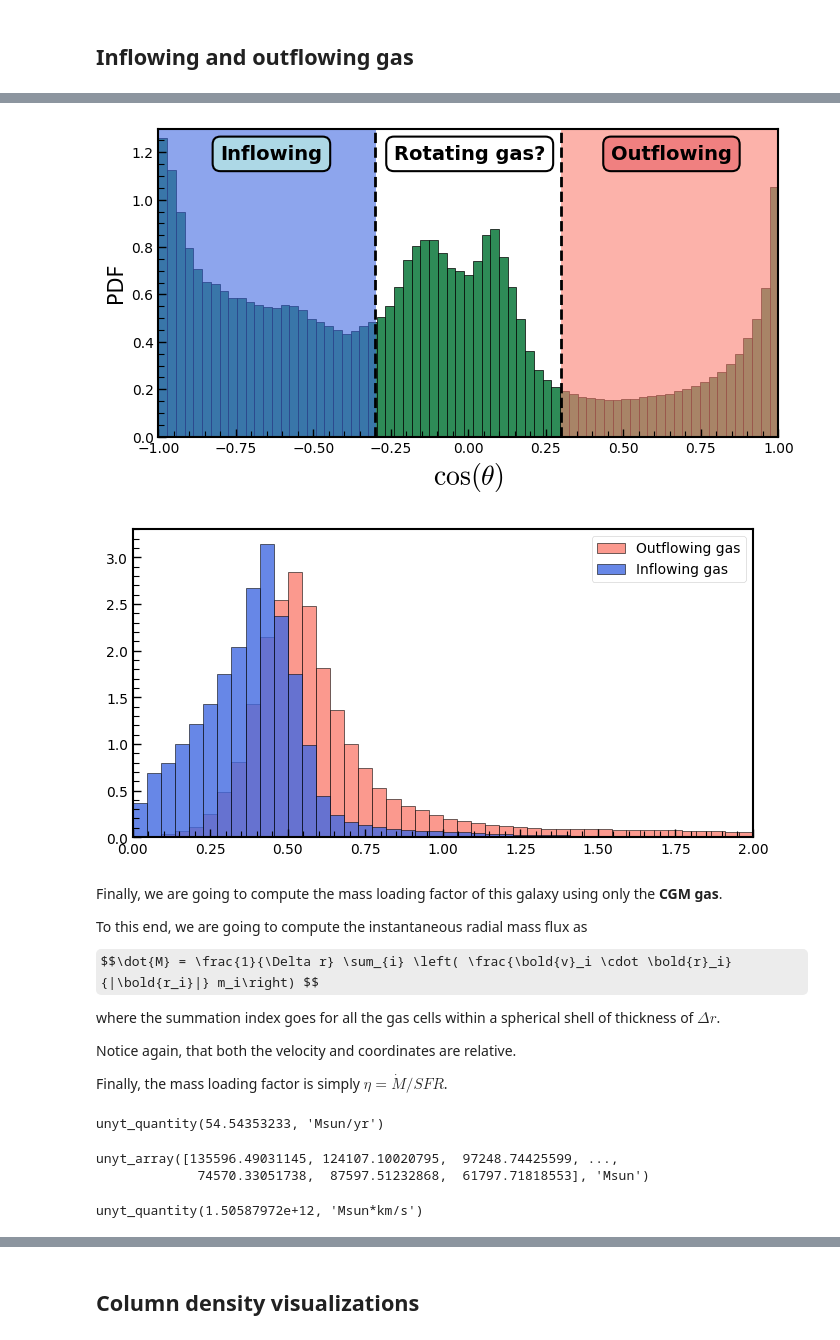
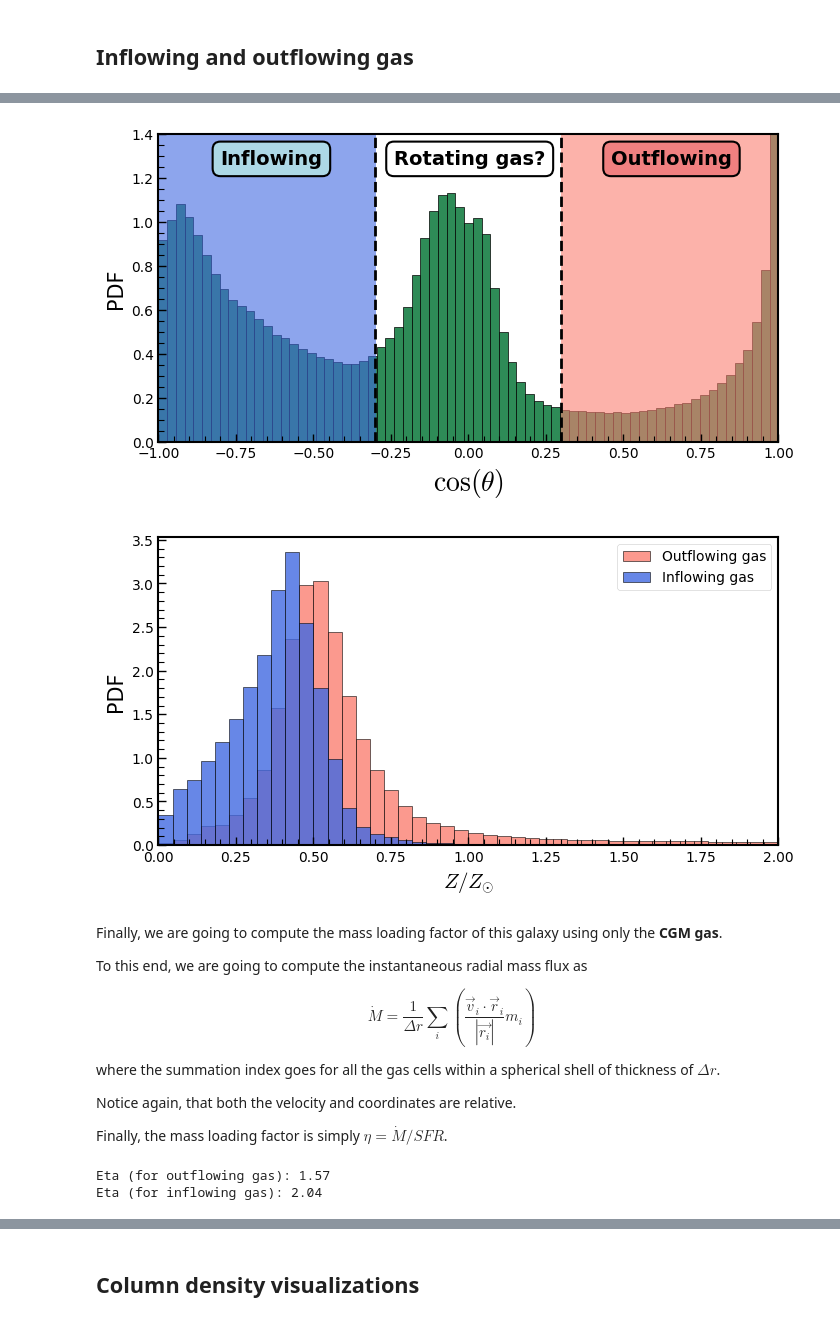
Before and after one commit to franciscourbina/TNG-and-TRIDENT-for-CGM-oriented-science, a Jupyter notebook: TNG_galaxies_exploration.ipynb, the cells around one changed output, grey strips where cells are left out. Drawn from its saved outputs; the diff is of its cells as text; code cells hidden in the pictures; some formulas as TeX source.

```diff
--- a/TNG_galaxies_exploration.ipynb
+++ b/TNG_galaxies_exploration.ipynb
@@ -297,5 +433,4 @@ add_ion_density_field(atom, ion, ds, ftype='gas', ionization_table=None, field_s
-# %%
-center=(26837.2, 3214.44, 6838.29)
-
-masked_data = ds.sphere(center=center*ds.length_unit, radius=(200, 'kpc'))
+# %%
+# we are going to select all data within a sphere defined by our virial radius
+masked_data = ds.sphere(center=center * ds.length_unit, radius=(R_vir.value, 'kpc'))
 # %%
@@ -360,6 +503,4 @@ plt.show()
 # %%
 coordinates_sphere = masked_data[('PartType0', 'Coordinates')]
-rel_coordinates = coordinates_sphere - np.array([26837.2, 3214.44, 6838.29]) * ds.length_unit
+rel_coordinates = coordinates_sphere - center * ds.length_unit
 radius = np.sqrt(np.sum(rel_coordinates**2, axis=1))
-
-velocity_halo = [101.351, -152.24, -21.4404] * (ds.length_unit/ds.time_unit)
@@ -386,5 +507,5 @@ ds.derived_field_list
 # %%
-rel_velocity = masked_data[('PartType0', 'Velocities')].to('km/s') - velocity_halo
+rel_velocity = masked_data[('PartType0', 'Velocities')].to('km/s') - velocity_gal
 
 dot_prod = np.sum(rel_velocity * rel_coordinates, axis=1)
 norm_vel = np.sqrt(np.sum(rel_velocity**2, axis=1))
@@ -407,9 +528,9 @@ plt.hist(cos_angle, bins=71, edgecolor='black', density=True, facecolor='seagree
 plt.xlabel(r'$\cos(\theta)$', fontsize=20)
 plt.ylabel('PDF', fontsize=15)
 
-plt.vlines([-0.3, 0.3], [0,0], [1.3,1.3], linestyles='--', color='black')
-plt.fill_between([-1, -0.3], 0, 1.3, color='royalblue', alpha=0.6)
-plt.fill_between([0.3, 1], 0, 1.3, color='salmon', alpha=0.6)
+plt.vlines([-0.3, 0.3], [0,0], [1.4,1.4], linestyles='--', color='black')
+plt.fill_between([-1, -0.3], 0, 1.4, color='royalblue', alpha=0.6)
+plt.fill_between([0.3, 1], 0, 1.4, color='salmon', alpha=0.6)
 
 plt.text(0.1, 0.90, 'Inflowing', transform=plt.gca().transAxes,
             bbox=dict(boxstyle="round,pad=0.4", facecolor='lightblue', edgecolor='black', alpha=1, linewidth=1.5), weight='bold', fontsize=14)
@@ -422,36 +543,41 @@ plt.text(0.38, 0.90, 'Rotating gas?', transform=plt.gca().transAxes,
             bbox=dict(boxstyle="round,pad=0.4", facecolor='white', edgecolor='black', alpha=1, linewidth=1.5), weight='bold', fontsize=14)
 
 plt.xlim(-1,1)
-plt.ylim(0, 1.3)
+plt.ylim(0, 1.4)
 plt.show()
 # %% [output]
-[figure, old version]
+[figure, new version]
 # %%
-outflowing_gas = cos_angle > 0.3   # threshold
-inflowing_gas = cos_angle < -0.3
+outflowing_gas = cos_angle > 0.
+inflowing_gas = cos_angle < -0.
+
+radius_mask = radius.to('kpc') > 0.1 * R_vir.value * kpc
 
 bins = np.linspace(0,2, 45)
 
 plt.figure(figsize=(8,4))
 
-plt.hist(masked_data[('PartType0', 'GFM_Metallicity')][outflowing_gas]/0.0127, bins = bins, edgecolor='black',
+# We divide by 0.0127 to normalize to solar
+plt.hist(masked_data[('PartType0', 'GFM_Metallicity')][outflowing_gas * radius_mask]/0.0127, bins = bins, edgecolor='black',
             density=True, alpha=0.8, facecolor='salmon', label='Outflowing gas')
 plt.xlim(0,2)
 
-plt.hist(masked_data[('PartType0', 'GFM_Metallicity')][inflowing_gas]/0.0127, bins=bins, edgecolor='black',
+plt.hist(masked_data[('PartType0', 'GFM_Metallicity')][inflowing_gas * radius_mask]/0.0127, bins=bins, edgecolor='black',
             density=True, alpha=0.8, facecolor='Royalblue', label='Inflowing gas')
 plt.xlim(0,2)
 
+plt.ylabel('PDF', fontsize=15)
+plt.xlabel(r'$Z/Z_{\odot}$', fontsize=15)
 plt.legend()
 plt.show()
 # %% [output]
-[figure, old version]
+[figure, new version]
 # %% [markdown]
 Finally, we are going to compute the mass loading factor of this galaxy using only the **CGM gas**.
 
 To this end, we are going to compute the instantaneous radial mass flux as
 
-$$\dot{M} = \frac{1}{\Delta r} \sum_{i} \left( \frac{\bold{v}_i \cdot \bold{r}_i}{|\bold{r_i}|} m_i\right) $$
+$$\dot{M} = \frac{1}{\Delta r} \sum_{i} \left( \frac{\vec{v}_i \cdot \vec{r}_i}{|\vec{r_i}|} m_i\right) $$
 
 where the summation index goes for all the gas cells within a spherical shell of thickness of $\Delta r$.
 
@@ -473,23 +596,22 @@ mask_inflow = inflowing_gas * mask_radius
 # %%
 # We compute some values before hand :)
 
-vel_pos_dot_prod = np.sum(rel_velocity[mask_outflow] * rel_coordinates[mask_outflow], axis=1)
-norm_position = np.sqrt(np.sum(rel_coordinates[mask_outflow]**2, axis=1))
-masses = masked_data[('PartType0', 'Masses')].to('Msun')[mask_outflow]
+vel_pos_dot_prod_out = np.sum(rel_velocity[mask_outflow] * rel_coordinates[mask_outflow], axis=1)
+norm_position_out = np.sqrt(np.sum(rel_coordinates[mask_outflow]**2, axis=1))
+masses_out = masked_data[('PartType0', 'Masses')].to('Msun')[mask_outflow]
+
+vel_pos_dot_prod_in = np.sum(rel_velocity[mask_inflow] * rel_coordinates[mask_inflow], axis=1)
+norm_position_in = np.sqrt(np.sum(rel_coordinates[mask_inflow]**2, axis=1))
+masses_in = masked_data[('PartType0', 'Masses')][mask_inflow]
 
 # now M_dot
 
-M_dot = (1/delta_r) * np.sum(vel_pos_dot_prod * masses/ norm_position )
+M_dot_out = (1/delta_r) * np.sum(vel_pos_dot_prod_out * masses_out/ norm_position_out )
+M_dot_in = (1/delta_r) * np.sum(vel_pos_dot_prod_in * masses_in/ norm_position_in )
 
-M_dot.to('Msun/yr')
+print('Eta (for outflowing gas): {:.2f}'.format((M_dot_out/total_SFR).value))
+
+print('Eta (for inflowing gas): {:.2f}'.format((-M_dot_in/total_SFR).value))
 # %% [output]
-unyt_quantity(54.54353233, 'Msun/yr')
+Eta (for outflowing gas): 1.57
+Eta (for inflowing gas): 2.04
-# %%
-masses
-# %% [output]
-unyt_array([135596.49031145, 124107.10020795,  97248.74425599, ...,
-             74570.33051738,  87597.51232868,  61797.71818553], 'Msun')
-# %%
-np.sum(masses * (vel_pos_dot_prod/norm_position))
-# %% [output]
-unyt_quantity(1.50587972e+12, 'Msun*km/s')
```
Also changed, not shown: parts of 75 cells of this notebook.
